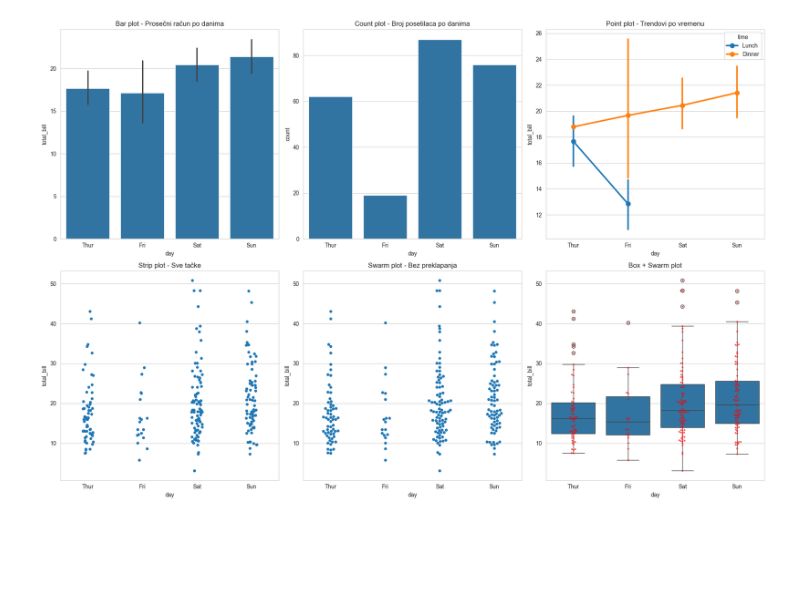
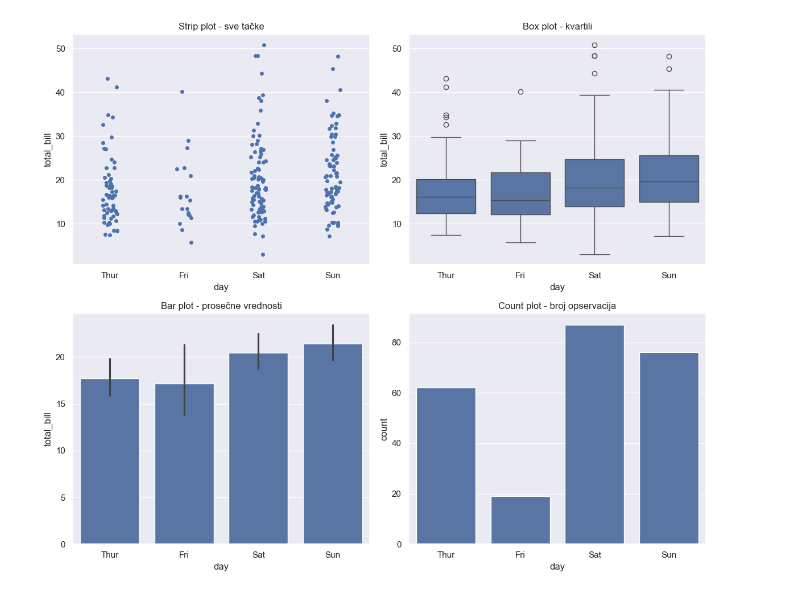
Before and after one commit to ilicandrija/seaborn, a Jupyter notebook: 02_plotting_funkcije.ipynb, the cells around one changed output. Cells and saved outputs as stored; diff of their text form; code cells hidden in the pictures; blank space fills up the shorter version.

```diff
--- a/02_plotting_funkcije.ipynb
+++ b/02_plotting_funkcije.ipynb
@@ -252,58 +166,30 @@ Categorical plots se koriste kada imamo **kategorijsku varijablu** na jednoj osi
 # %%
-# 4.3 Praktični primeri - Categorical Plots
+# Categorical plots primeri
+fig, axes = plt.subplots(2, 2, figsize=(12, 10))
 
-# Primer 1: Različiti tipovi kategorijskih grafika
-fig, axes = plt.subplots(2, 3, figsize=(18, 12))
+# 1. Strip plot - sve tačke
+sns.stripplot(data=tips, x='day', y='total_bill', ax=axes[0,0])
+axes[0,0].set_title('Strip plot - sve tačke')
 
-# Bar plot - prosečne vrednosti
-sns.barplot(data=tips, x='day', y='total_bill', ax=axes[0,0])
-axes[0,0].set_title('Bar plot - Prosečni račun po danima')
+# 2. Box plot
+sns.boxplot(data=tips, x='day', y='total_bill', ax=axes[0,1])
+axes[0,1].set_title('Box plot - kvartili')
 
-# Count plot - frekvencija
-sns.countplot(data=tips, x='day', ax=axes[0,1])
-axes[0,1].set_title('Count plot - Broj posetilaca po danima')
+# 3. Bar plot - proseci
+sns.barplot(data=tips, x='day', y='total_bill', ax=axes[1,0])
+axes[1,0].set_title('Bar plot - prosečne vrednosti')
 
-# Point plot - trendovi
-sns.pointplot(data=tips, x='day', y='total_bill', hue='time', ax=axes[0,2])
-axes[0,2].set_title('Point plot - Trendovi po vremenu')
-
-# Strip plot - sve tačke
-sns.stripplot(data=tips, x='day', y='total_bill', ax=axes[1,0])
-axes[1,0].set_title('Strip plot - Sve tačke')
-
-# Swarm plot - bez preklapanja
-sns.swarmplot(data=tips, x='day', y='total_bill', ax=axes[1,1])
-axes[1,1].set_title('Swarm plot - Bez preklapanja')
-
-# Kombinacija box + swarm
-sns.boxplot(data=tips, x='day', y='total_bill', ax=axes[1,2])
-sns.swarmplot(data=tips, x='day', y='total_bill', ax=axes[1,2],
-              color='red', alpha=0.7, size=3)
-axes[1,2].set_title('Box + Swarm plot')
+# 4. Count plot - frekvencije
+sns.countplot(data=tips, x='day', ax=axes[1,1])
+axes[1,1].set_title('Count plot - broj opservacija')
 
 plt.tight_layout()
 plt.show()
 
-# Statistička analiza po kategorijama
-print("ANALIZA RAČUNA PO DANIMA:")
-daily_stats = tips.groupby('day')['total_bill'].agg(['mean', 'median', 'std', 'count'])
-print(daily_stats)
-
-# Pronalaženje najrentabilnijeg dana
-best_day = daily_stats['mean'].idxmax()
-best_avg = daily_stats['mean'].max()
-print(f"\\nNajveći prosečan račun: {best_day} ({best_avg:.2f}$)")
-
-# Testiranje statističke značajnosti
-from scipy.stats import f_oneway
-groups = [tips[tips['day'] == day]['total_bill'] for day in tips['day'].unique()]
-f_stat, p_value = f_oneway(*groups)
-print(f"\\nANOVA test za razliku između dana:")
-print(f"F-statistika: {f_stat:.3f}")
-print(f"P-vrednost: {p_value:.3f}")
-if p_value < 0.05:
-    print("Postoji statistički značajna razlika između dana!")
-else:
-    print("Nema statistički značajne razlike između dana.")
+# Analiza po danima
+day_stats = tips.groupby('day')['total_bill'].agg(['mean', 'count'])
+print("Analiza po danima:")
+for day, stats in day_stats.iterrows():
+    print(f"{day}: ${stats['mean']:.2f} prosek, {stats['count']} gostiju")
 # %% [output]
-[figure, old version]
+[figure, new version]
```
Also changed, not shown: parts of 24 cells of this notebook, 3 other files.
